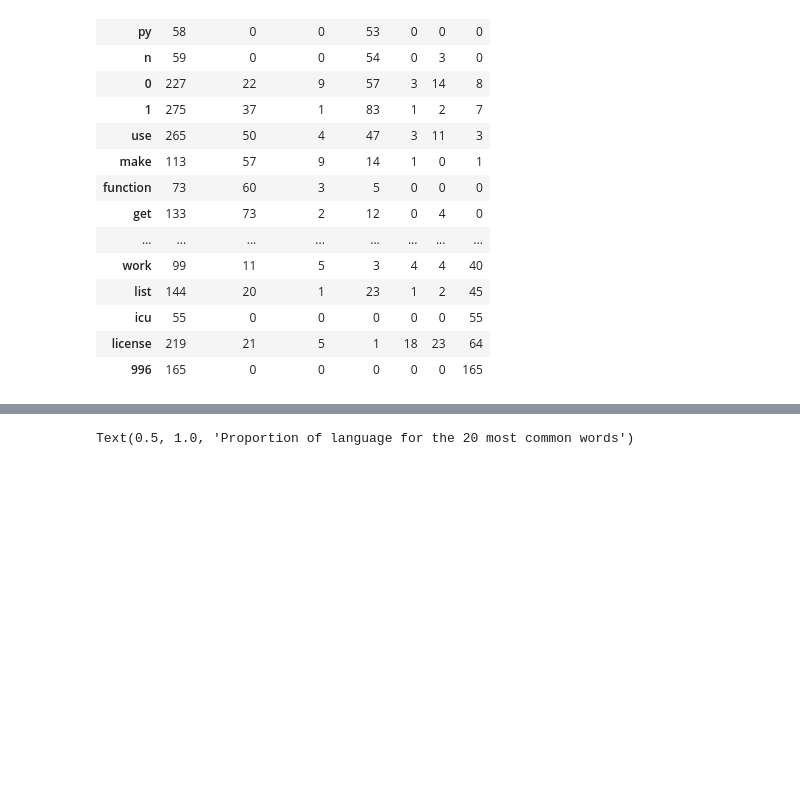
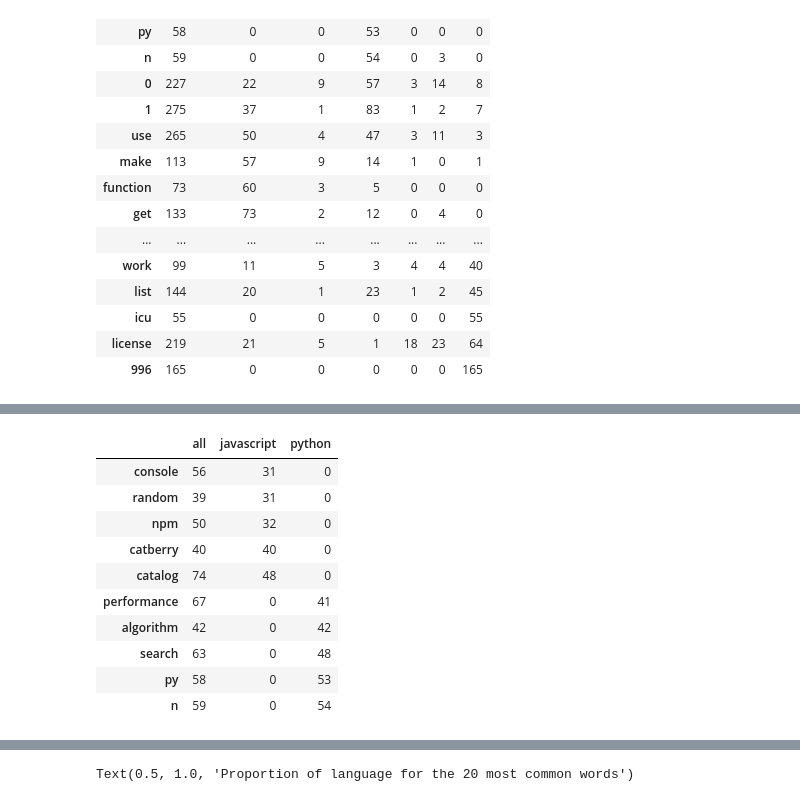
Before and after one commit to sandy-matthew-nlp/github_readme_language_analysis, a Jupyter notebook: explore_readme_files.ipynb, the cells around one changed output, grey strips where cells are left out. Saved outputs shown, nothing was run; the diff lists cells and outputs as text; code cells hidden in the pictures; blank space fills up the shorter version.

```diff
--- a/explore_readme_files.ipynb
+++ b/explore_readme_files.ipynb
@@ -375,0 +415,17 @@ pd.concat([word_counts.sort_values(by='python').tail(6),
+# %%
+jvs_pyt = pd.DataFrame()
+jvs_pyt = pd.concat([word_counts[word_counts.python == 0].sort_values(by='javascript').tail(),
+           word_counts[word_counts.javascript == 0].sort_values(by='python').tail()])
+jvs_pyt[['all', 'javascript', 'python']]
+# %% [output]
+|  | all | javascript | python |
+| console | 56 | 31 | 0 |
+| random | 39 | 31 | 0 |
+| npm | 50 | 32 | 0 |
+| catberry | 40 | 40 | 0 |
+| catalog | 74 | 48 | 0 |
+| performance | 67 | 0 | 41 |
+| algorithm | 42 | 0 | 42 |
+| search | 63 | 0 | 48 |
+| py | 58 | 0 | 53 |
+| n | 59 | 0 | 54 |
```
Also changed, not shown: parts of 55 cells of this notebook, 10 other files.
